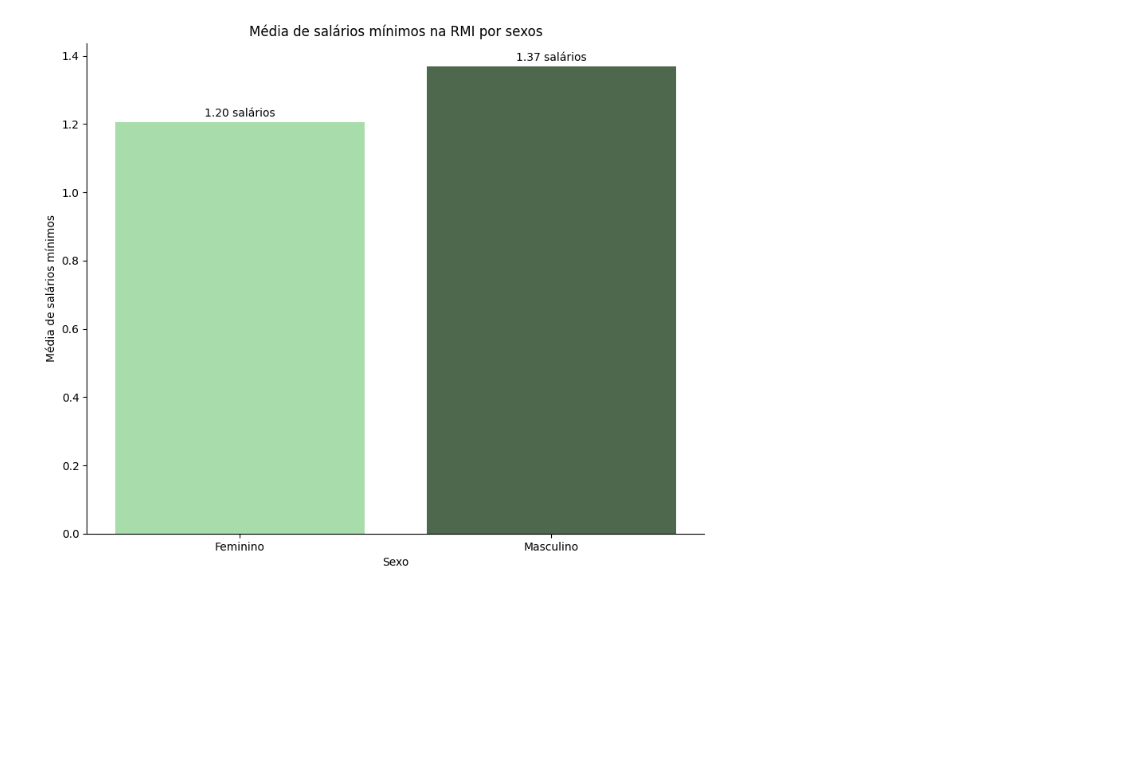
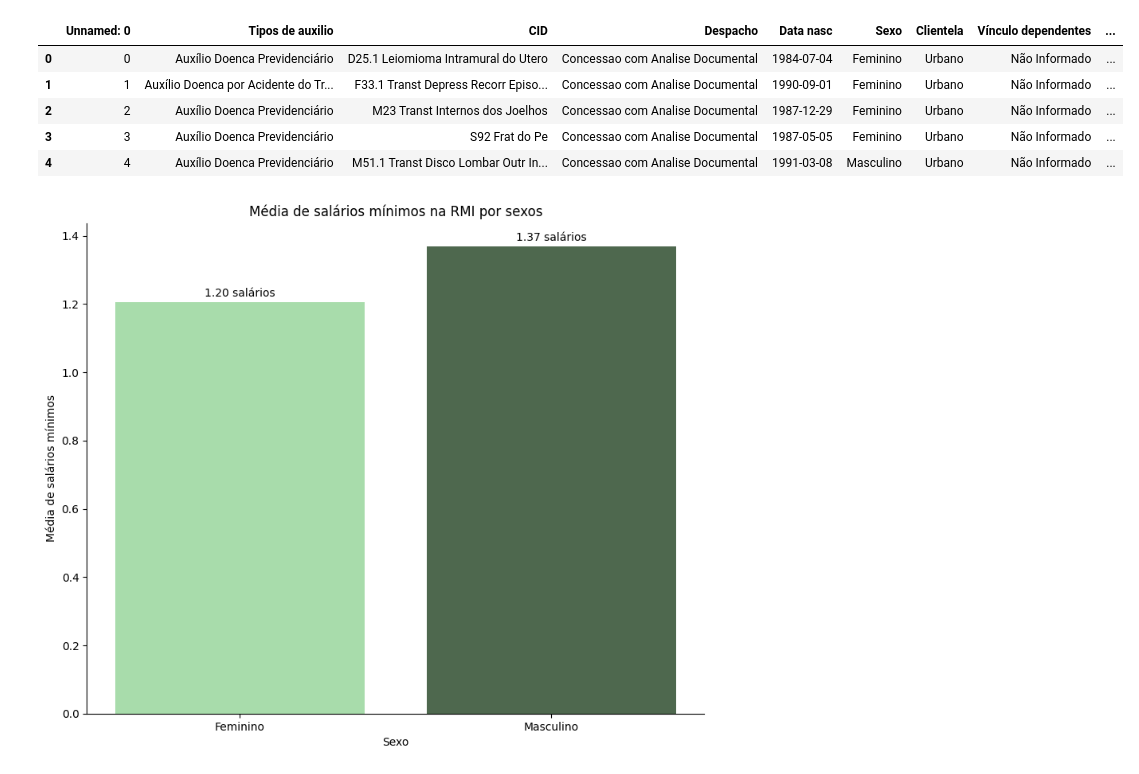
Before and after one commit to Estressei/ProjetoTrilhaDados, a Jupyter notebook: main.ipynb, the cells around one changed output. Drawn from its saved outputs; the diff is of its cells as text; code cells hidden in the pictures; blank space fills up the shorter version.

```diff
--- a/main.ipynb
+++ b/main.ipynb
@@ -127 +4,12 @@ memory usage: 79.8+ MB
+# %%
+#Lê o arquivo tratado
+auxilios = pd.read_csv('dados/dados_limpos.csv')
+auxilios.head()
+# %% [output]
+|  | Unnamed: 0 | Tipos de auxilio | CID | Despacho | Data nasc | Sexo | Clientela | Vínculo dependentes | ... |
+| 0 | 0 | Auxílio Doenca Previdenciário | D25.1 Leiomioma Intramural do Utero | Concessao com Analise Documental | 1984-07-04 | Feminino | Urbano | Não Informado | ... |
+| 1 | 1 | Auxílio Doenca por Acidente do Tr... | F33.1 Transt Depress Recorr Episo... | Concessao com Analise Documental | 1990-09-01 | Feminino | Urbano | Não Informado | ... |
+| 2 | 2 | Auxílio Doenca Previdenciário | M23 Transt Internos dos Joelhos | Concessao com Analise Documental | 1987-12-29 | Feminino | Urbano | Não Informado | ... |
+| 3 | 3 | Auxílio Doenca Previdenciário | S92 Frat do Pe | Concessao com Analise Documental | 1987-05-05 | Feminino | Urbano | Não Informado | ... |
+| 4 | 4 | Auxílio Doenca Previdenciário | M51.1 Transt Disco Lombar Outr In... | Concessao com Analise Documental | 1991-03-08 | Masculino | Urbano | Não Informado | ... |
 # %%
```
Also changed, not shown: parts of 17 cells of this notebook, 6 other files.
